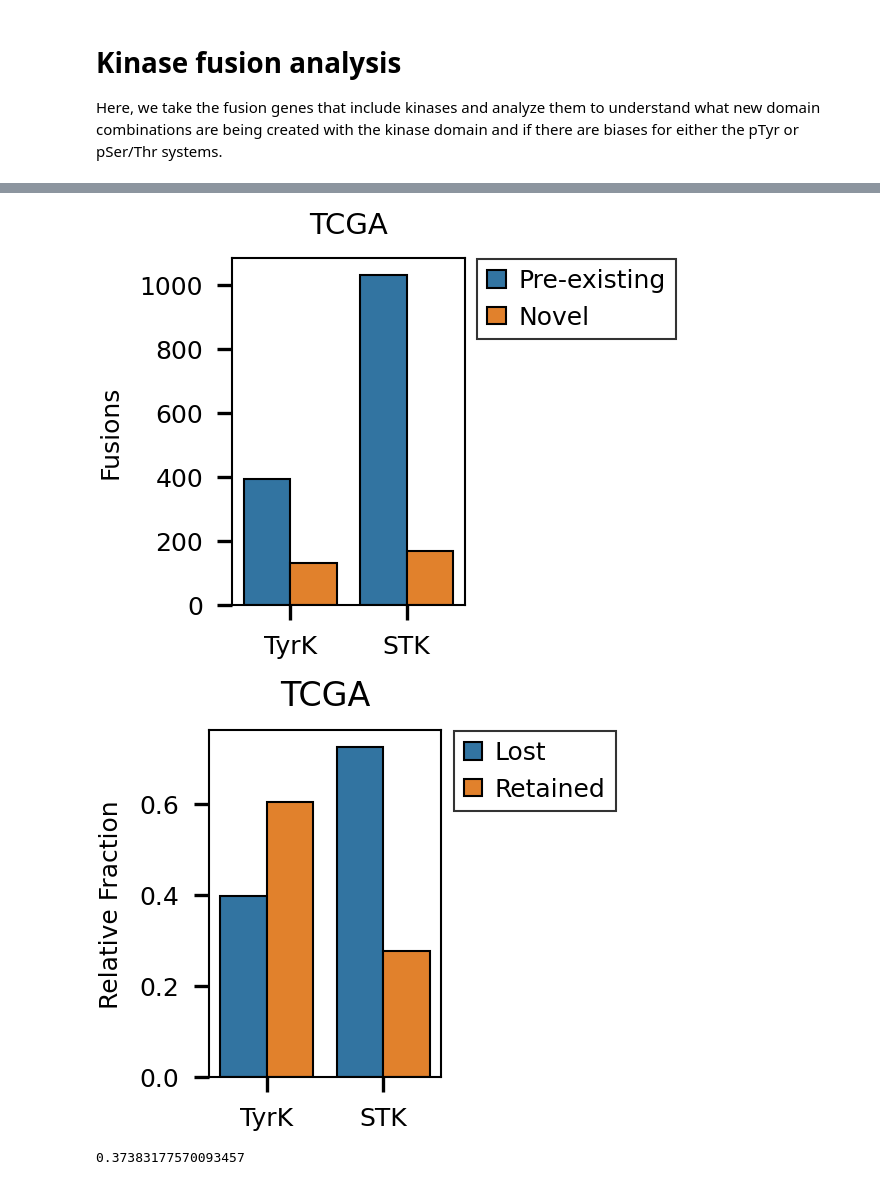
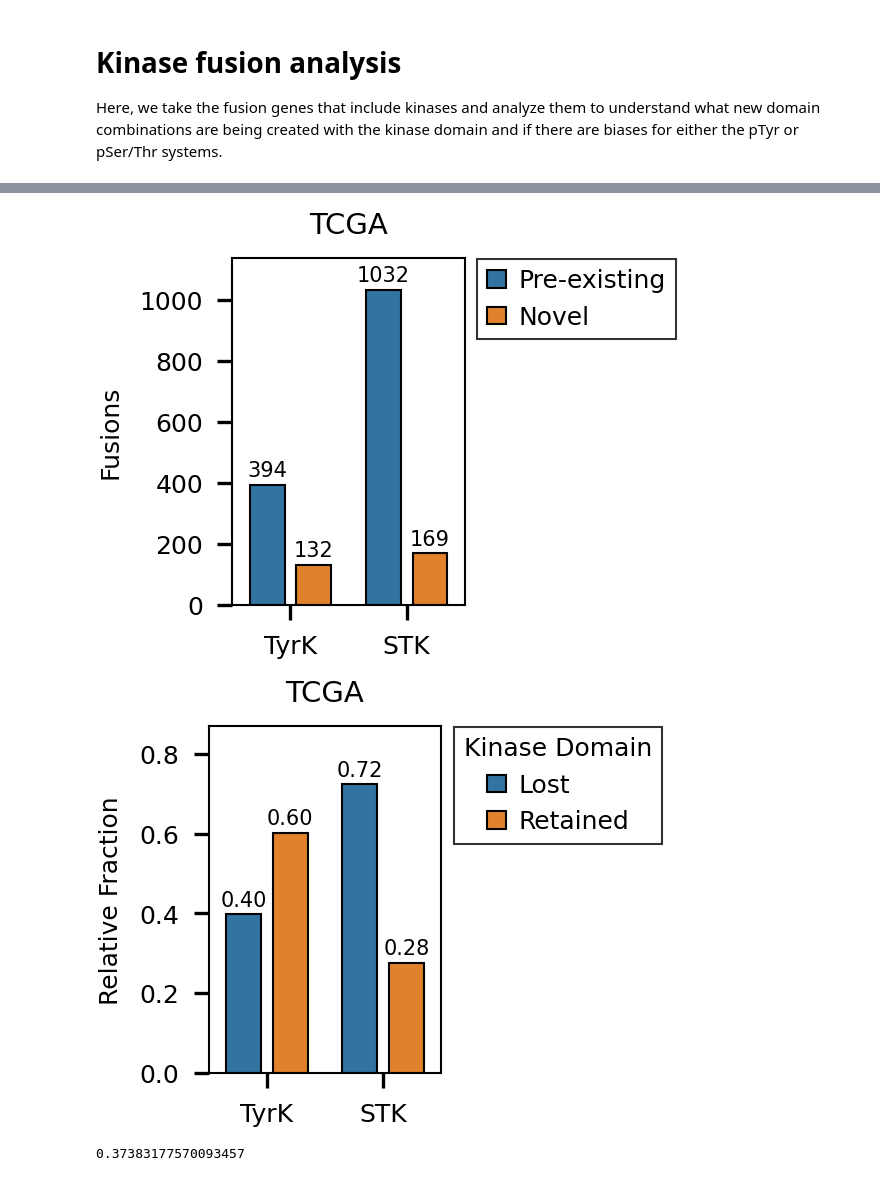
Before and after one commit to NaegleLab/DANSy_Applications, a Jupyter notebook: kinase_fusion_analysis.ipynb, the cells around one changed output, grey strips where cells are left out. Cells and saved outputs as stored; diff of their text form; code cells hidden in the pictures.

Commit message:
Updating the kinase fusion analysis.

```diff
--- a/kinase_fusion_analysis.ipynb
+++ b/kinase_fusion_analysis.ipynb
@@ -35,8 +38,8 @@ tcga_dansy_res = tcga_dansy_res.filter(['name','PatientID','dansy_impact', 'doma
 ccle_dansy_res = ccle_dansy_res.filter(['fusion_protein','ModelID','dansy_impact', 'domain_architecture','h_uniprot','t_uniprot','h_contribution','t_contribution','id']).drop_duplicates(subset = ['fusion_protein', 'ModelID', 'dansy_impact', 'domain_architecture'])
 # %%
 # Now getting the ptyr and pser/thr kinases
-tyr_sys = pd.read_csv('data/Current_Multispecies_Files/H_sapiensFull_pTyr_System_Reference_File_2026_0324.csv')
-serthr_sys = pd.read_csv('data/Current_Multispecies_Files/H_sapiensFull_pSerThr_System_Reference_File_2026_0324.csv')
+tyr_sys = pd.read_csv('data/Current_Multispecies_Files/H_sapiensFull_pTyr_System_Reference_File_2026_0820.csv')
+serthr_sys = pd.read_csv('data/Current_Multispecies_Files/H_sapiensFull_pSerThr_System_Reference_File_2026_0820.csv')
 
 # Kinases only
 tyr_kins = tyr_sys[tyr_sys['Interpro Domains'].apply(lambda x: 'IPR000719' in x)]
@@ -69,8 +71,11 @@ ccle_dansy_res['retain'] = ccle_dansy_res.domain_architecture.apply(lambda x: "I
 x1 = pd.crosstab(tcga_dansy_res.tk,tcga_dansy_res.novel, normalize='index').loc[True].rename(index={False:'Pre-existing',True:'Novel'}).reset_index().rename(columns={True:'TyrK'})
 x2 = pd.crosstab(tcga_dansy_res.stk,tcga_dansy_res.novel, normalize='index').loc[True].rename(index={False:'Pre-existing',True:'Novel'}).reset_index().rename(columns={True:'STK'})
 tcga_kin_sum = pd.concat([x1,x2], axis = 0,ignore_index= True).melt(id_vars = 'novel').dropna()
-ax = sns.barplot(tcga_kin_sum, x = 'variable',
-                 y = 'value', hue = 'novel',
+ax = sns.barplot(tcga_kin_sum,
+                 x = 'variable',
+                 y = 'value',
+                 hue = 'novel',
+                 gap=0.2,
                  linewidth = 0.5, edgecolor = 'k')
 handles, labels = ax.get_legend_handles_labels()
 plt.legend(handles,labels,
@@ -86,5 +91,8 @@ plt.title('TCGA',fontdict={'fontsize':7})
 plt.gcf().set_dpi(300)
 plt.gcf().set_size_inches(1.,1.5)
 plt.tick_params(labelsize=6)
+plt.ylim(0,1)
+for container in ax.containers:
+    ax.bar_label(container, fmt='%.2f', padding=1, fontsize=5)
 plt.savefig('Figures/Manuscript/Figure_4/4B_Relative_Fraction_Novel_Kinase_fusions.svg')
 # %% [output]
@@ -94,8 +102,10 @@ x1 = pd.crosstab(tcga_dansy_res.tk,tcga_dansy_res.novel).loc[True].rename(index=
 x2 = pd.crosstab(tcga_dansy_res.stk,tcga_dansy_res.novel).loc[True].rename(index={False:'Pre-existing',True:'Novel'}).reset_index().rename(columns={True:'STK'})
 tcga_kin_sum = pd.concat([x1,x2], axis = 0,ignore_index= True).melt(id_vars = 'novel').dropna()
 ax = sns.barplot(tcga_kin_sum,
-                 x = 'variable', y = 'value',
+                 x = 'variable',
+                 y = 'value',
                  hue = 'novel',
+                 gap = 0.25,
                  linewidth = 0.5, edgecolor = 'k')
 handles, labels = ax.get_legend_handles_labels()
 plt.legend(handles,labels,
@@ -109,33 +119,42 @@ plt.title('TCGA',fontdict={'fontsize':7})
 plt.gcf().set_dpi(300)
 plt.gcf().set_size_inches(1.,1.5)
 plt.tick_params(labelsize=6)
+plt.margins(y=.1)
+for container in ax.containers:
+    ax.bar_label(container, fmt='%.0f', padding=1, fontsize=5)
 plt.savefig('Figures/Manuscript/Supplemental_Figure_15/S15A_TCGA_Count_Novel_Kinase_fusions.svg')
 # %% [output]
-[figure, old version]
+[figure, new version]
 # %%
 x1 = pd.crosstab(tcga_dansy_res.tk,tcga_dansy_res.retain, normalize='index').loc[True].rename(index={False:'Lost',True:'Retained'}).reset_index().rename(columns={True:'TyrK'})
 x2 = pd.crosstab(tcga_dansy_res.stk,tcga_dansy_res.retain, normalize='index').loc[True].rename(index={False:'Lost',True:'Retained'}).reset_index().rename(columns={True:'STK'})
 tcga_kin_sum = pd.concat([x1,x2], axis = 0,ignore_index= True).melt(id_vars = 'retain').dropna()
 ax = sns.barplot(tcga_kin_sum,
-                 x = 'variable', y = 'value', hue = 'retain',
+                 x = 'variable',
+                 y = 'value',
+                 hue = 'retain',
+                 gap = 0.25,
                  linewidth = 0.5, edgecolor = 'k')
 handles, labels = ax.get_legend_handles_labels()
 plt.legend(handles,labels,
            loc = 'upper left', bbox_to_anchor = (1,1.035),
-           title=None, fontsize= 6, fancybox=False,
-           handletextpad = 0.5,handlelength = 0.75,
+           title='Kinase Domain', fontsize= 6, fancybox=False,
+           handletextpad = 0.5,handlelength = 0.75,title_fontsize=6,
            edgecolor = 'k').get_frame().set_linewidth(0.5)
 
 
 plt.xlabel(None)
 plt.ylabel('Relative Fraction',fontdict={'fontsize':6})
-plt.title('TCGA',fontdict={'fontsize':8})
+plt.title('TCGA',fontdict={'fontsize':7})
 plt.gcf().set_dpi(300)
 plt.gcf().set_size_inches(1.,1.5)
 plt.tick_params(labelsize=6)
+plt.margins(y=0.2)
+for container in ax.containers:
+    ax.bar_label(container, fmt='%.2f', padding=1, fontsize=5)
 plt.savefig('Figures/Manuscript/Figure_4/4C_Retained_Kinase_domain_fusions.svg')
 # %% [output]
-[figure, old version]
+[figure, new version]
 # %%
 # Relative fraction of kinase domains retained across all kinase fusions
 tcga_dansy_res[tcga_dansy_res.tk | tcga_dansy_res.stk].retain.sum()/len(tcga_dansy_res[tcga_dansy_res.tk | tcga_dansy_res.stk])
```
Also changed, not shown: parts of 49 cells of this notebook.
